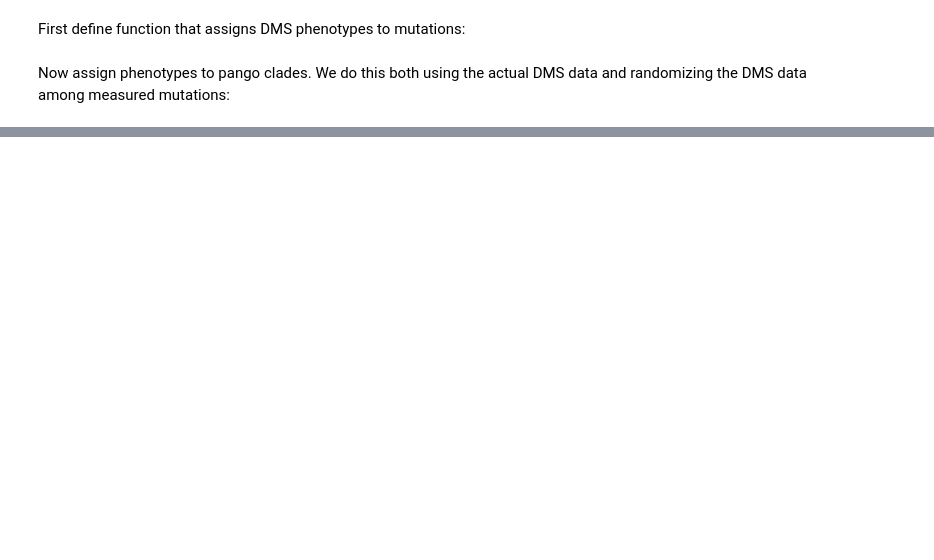
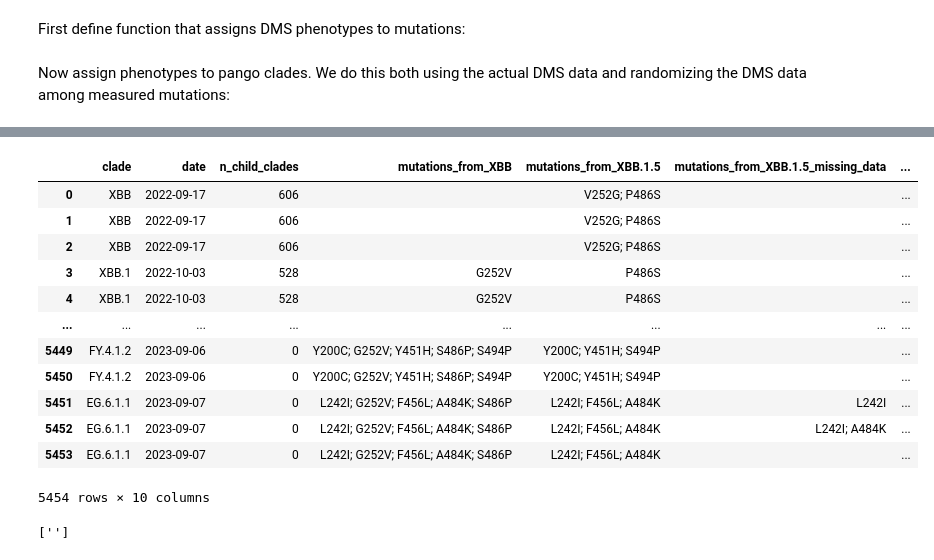
Before and after one commit to dms-vep/SARS-CoV-2_XBB.1.5_spike_DMS, a Jupyter notebook: notebooks/compare_natural.ipynb, the cells around one changed output, grey strips where cells are left out. Cells and saved outputs as stored; diff of their text form; code cells hidden in the pictures; blank space fills up the shorter version.

```diff
--- a/notebooks/compare_natural.ipynb
+++ b/notebooks/compare_natural.ipynb
@@ -191,7 +194,7 @@ def get_pango_dms_df(dms_data_dict):
             axis=1,
         )
         .melt(
-            id_vars=["clade", "date", "n_children", "mutations_from_start_clade", "mutation", "is_RBD"],
+            id_vars=["clade", "date", "n_child_clades", "mutations_from_start_clade", "mutation", "is_RBD"],
             value_vars=phenotypes,
             var_name="DMS_phenotype",
             value_name="mutation_effect",
@@ -217,7 +220,7 @@ def get_pango_dms_df(dms_data_dict):
             [
                 "clade",
                 "date",
-                "n_children",
+                "n_child_clades",
                 "mutations_from_start_clade",
                 "mutations_from_dms_clade",
                 "mutations_from_dms_clade_missing_data",
@@ -295,4 +298,3 @@ pango_dms_df_rand_avg = (
     )
     .aggregate({c: "sum" for c in cols_to_avg})
 )
-pango_dms_df_rand_avg
@@ -312,0 +360,20 @@ pango_dms_df_rand_avg
+# %%
+pango_chart_df
+# %% [output]
+|  | clade | date | n_child_clades | mutations_from_XBB | mutations_from_XBB.1.5 | mutations_from_XBB.1.5_missing_data | ... |
+| 0 | XBB | 2022-09-17 | 606 |  | V252G; P486S |  | ... |
+| 1 | XBB | 2022-09-17 | 606 |  | V252G; P486S |  | ... |
+| 2 | XBB | 2022-09-17 | 606 |  | V252G; P486S |  | ... |
+| 3 | XBB.1 | 2022-10-03 | 528 | G252V | P486S |  | ... |
+| 4 | XBB.1 | 2022-10-03 | 528 | G252V | P486S |  | ... |
+| ... | ... | ... | ... | ... | ... | ... | ... |
+| 5449 | FY.4.1.2 | 2023-09-06 | 0 | Y200C; G252V; Y451H; S486P; S494P | Y200C; Y451H; S494P |  | ... |
+| 5450 | FY.4.1.2 | 2023-09-06 | 0 | Y200C; G252V; Y451H; S486P; S494P | Y200C; Y451H; S494P |  | ... |
+| 5451 | EG.6.1.1 | 2023-09-07 | 0 | L242I; G252V; F456L; A484K; S486P | L242I; F456L; A484K | L242I | ... |
+| 5452 | EG.6.1.1 | 2023-09-07 | 0 | L242I; G252V; F456L; A484K; S486P | L242I; F456L; A484K | L242I; A484K | ... |
+| 5453 | EG.6.1.1 | 2023-09-07 | 0 | L242I; G252V; F456L; A484K; S486P | L242I; F456L; A484K |  | ... |
+5454 rows × 10 columns
+# %%
+"".split(";")
+# %% [output]
+['']
```
Also changed, not shown: parts of 8 cells of this notebook, 1 other file.
